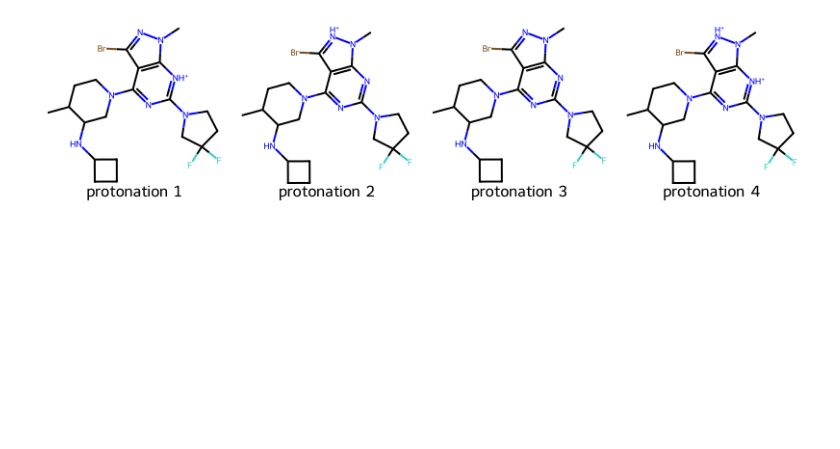
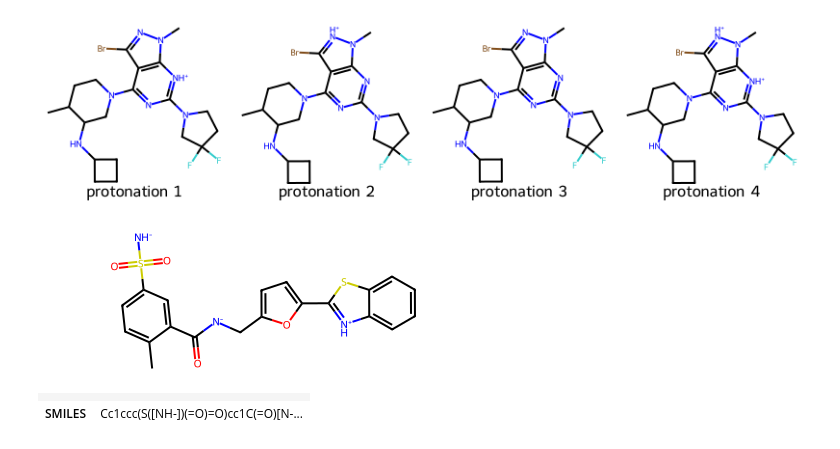
Before and after one commit to Popov-Lab-UNC/draco, a Jupyter notebook: playground.ipynb, the cells around one changed output. Cells and saved outputs as stored; diff of their text form; code cells hidden in the pictures; blank space fills up the shorter version.

```diff
--- a/playground.ipynb
+++ b/playground.ipynb
@@ -17,3 +17,12 @@ from rdkit import Chem
 sdf_path = "3B6E_XS421854b/ligands/LIG_s0.sdf"
 supplier = Chem.SDMolSupplier(sdf_path)
 ligand_mols = [mol for mol in supplier if mol is not None]
+# %%
+Chem.MolFromSmiles(Chem.MolToSmiles(ligand_mols[3]))
+# %% [output]
+[figure, added]
+# %%
+ligand_mols[1]
+# %% [output]
+|  |  |
+| SMILES | Cc1ccc(S([NH-])(=O)=O)cc1C(=O)[N-... |
```
Also changed, not shown: 8 other files.
